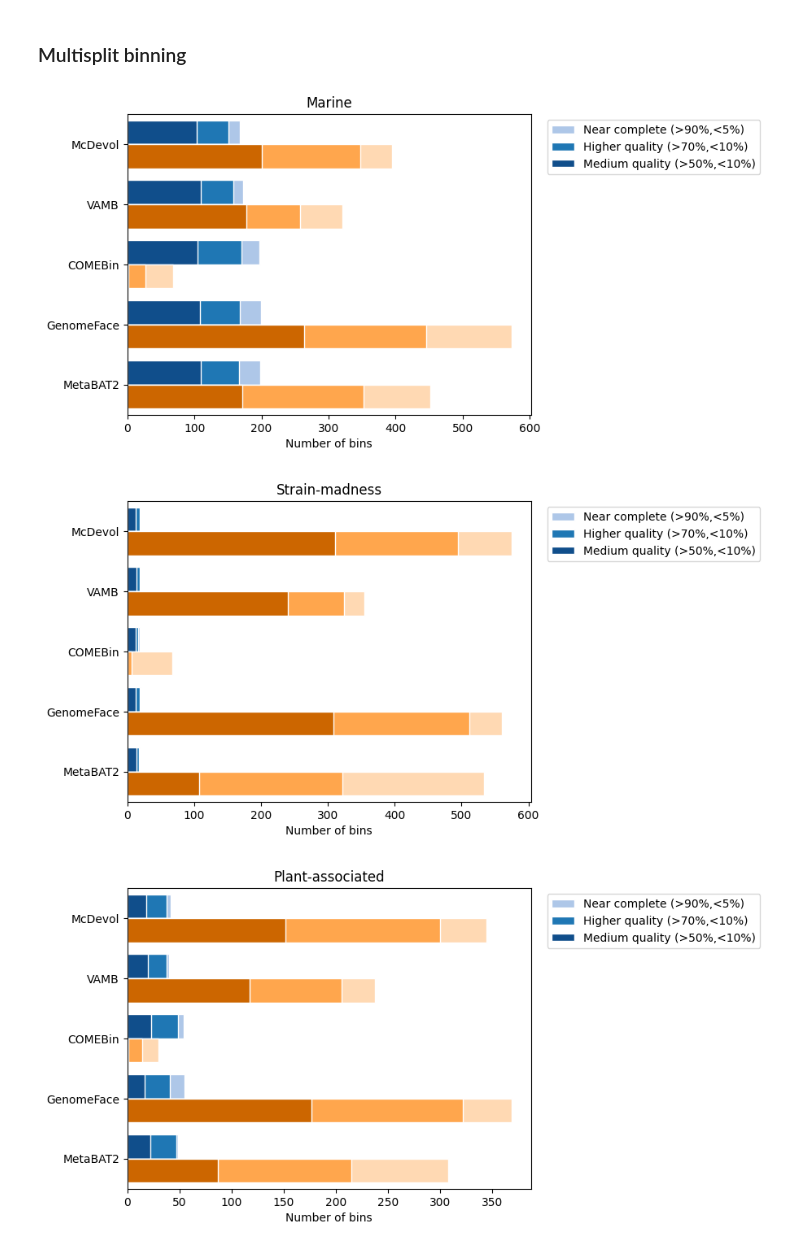
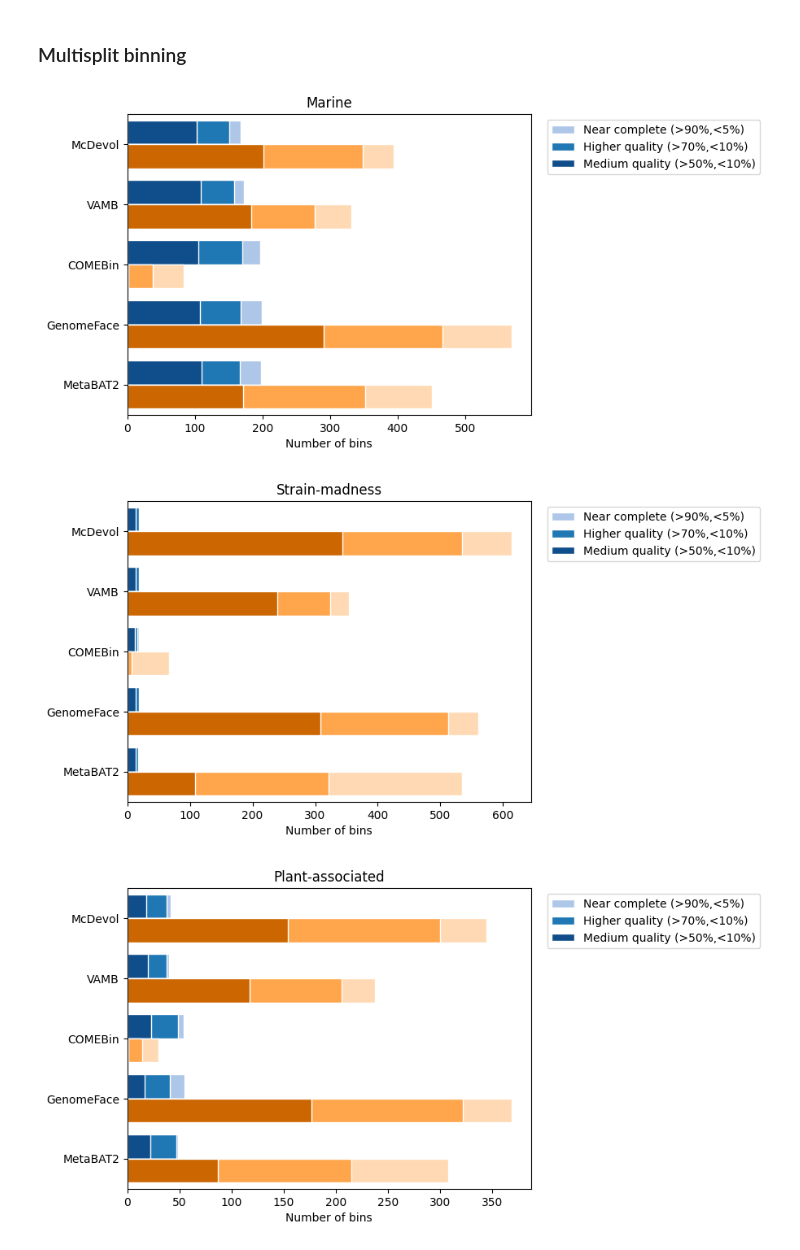
Before and after one commit to soedinglab/binning_benchmarking, a Jupyter notebook: plots.ipynb, the cells around one changed output. Cells and saved outputs as stored; diff of their text form; code cells hidden in the pictures.

Commit message:
update plot script

```diff
--- a/plots.ipynb
+++ b/plots.ipynb
@@ -329,11 +281,11 @@ import pandas as pd
 import matplotlib.pyplot as plt
 colors = ['#104e8b', '#1f77b4', '#aec7e8']
 colors_ms = ['#cc6600', '#ffa64d', '#ffd9b3']
-mags_counts = pd.read_csv('/home/yazhini/work/binning_benchmarking/multisplit_vs_pooled.csv', header=0, sep='\t')
+mags_counts = pd.read_csv('/home/yazhini/work/binning_benchmarking/multisample_vs_pooled.csv', header=0, sep='\t')
 mags_counts.index = mags_counts['Tools']
 mags_counts = mags_counts.iloc[::-1]
 
-mags_counts_ma = mags_counts.loc[mags_counts['Dataset'].str.contains('marine pooled|marine multisplit')]
+mags_counts_ma = mags_counts.loc[mags_counts['Dataset'].str.contains('marine pooled|marine multisample')]
 mags_counts_ma.set_index(['Tools', 'Dataset'], inplace=True)
 tools_order = mags_counts_ma.index.get_level_values(0).unique()
 mags_counts_maplot = mags_counts_ma.reindex(tools_order, level=0)
@@ -363,16 +315,16 @@ y_pos_shifted = [pos + bar_width + bar_gap for pos in y_pos]  # Shift positions
     kind='barh', color=colors[0], width=bar_width, ax=ax, position=0, edgecolor='white')
 
 # Plot the stacked bar segments for "marine reassembly" with shifted positions
-(mags_counts_maplot['Near-complete (90%-5%)']['marine multisplit'] +
- mags_counts_maplot['Higher']['marine multisplit'] +
- mags_counts_maplot['Medium']['marine multisplit']).plot(
+(mags_counts_maplot['Near-complete (90%-5%)']['marine multisample'] +
+ mags_counts_maplot['Higher']['marine multisample'] +
+ mags_counts_maplot['Medium']['marine multisample']).plot(
     kind='barh', color=colors_ms[2], width=bar_width, ax=ax, position=1, edgecolor='white')
 
-(mags_counts_maplot['Near-complete (90%-5%)']['marine multisplit'] +
- mags_counts_maplot['Higher']['marine multisplit']).plot(
+(mags_counts_maplot['Near-complete (90%-5%)']['marine multisample'] +
+ mags_counts_maplot['Higher']['marine multisample']).plot(
     kind='barh', color=colors_ms[1], width=bar_width, ax=ax, position=1, edgecolor='white')
 
-(mags_counts_maplot['Near-complete (90%-5%)']['marine multisplit']).plot(
+(mags_counts_maplot['Near-complete (90%-5%)']['marine multisample']).plot(
     kind='barh', color=colors_ms[0], width=bar_width, ax=ax, position=1, edgecolor='white')
 
 # Customize plot appearance
@@ -384,11 +336,11 @@ plt.ylim(-0.5, 4.5)
 # Adjust the layout to ensure all bars are fully visible
 # plt.tight_layout(rect=[1, 1, 2, 1.95])  # Adjust the rect parameter to add padding at the top
 
-plt.savefig('plots/pooled_multisplit_marine.png', dpi=600, format='png', bbox_inches='tight')
+plt.savefig('plots/pooled_multisample_marine.png', dpi=600, format='png', bbox_inches='tight')
 # %% [output]
-[figure, old version]
+[figure, new version]
 # %%
-mags_counts_ss = mags_counts.loc[mags_counts['Dataset'].str.contains('strain pooled|strain multisplit')]
+mags_counts_ss = mags_counts.loc[mags_counts['Dataset'].str.contains('strain pooled|strain multisample')]
 mags_counts_ss.set_index(['Tools', 'Dataset'], inplace=True)
 tools_order = mags_counts_ss.index.get_level_values(0).unique()
 mags_counts_ssplot = mags_counts_ss.reindex(tools_order, level=0)
@@ -407,39 +359,39 @@ y_pos_shifted = [pos + bar_width + bar_gap for pos in y_pos]  # Shift positions
 # Plot the stacked bar segments for "strain pooled"
 (mags_counts_ssplot['Near-complete (90%-5%)']['strain pooled'] +
  mags_counts_ssplot['Higher']['strain pooled'] +
  mags_counts_ssplot['Medium']['strain pooled']).plot(
     kind='barh', color=colors[2], width=bar_width, ax=ax, position=0, edgecolor='white')
 
 (mags_counts_ssplot['Near-complete (90%-5%)']['strain pooled'] +
  mags_counts_ssplot['Higher']['strain pooled']).plot(
     kind='barh', color=colors[1], width=bar_width, ax=ax, position=0, edgecolor='white')
 
 (mags_counts_ssplot['Near-complete (90%-5%)']['strain pooled']).plot(
     kind='barh', color=colors[0], width=bar_width, ax=ax, position=0, edgecolor='white')
 
 # Plot the stacked bar segments for "strain reassembly" with shifted positions
-(mags_counts_ssplot['Near-complete (90%-5%)']['strain multisplit'] +
- mags_counts_ssplot['Higher']['strain multisplit'] +
- mags_counts_ssplot['Medium']['strain multisplit']).plot(
+(mags_counts_ssplot['Near-complete (90%-5%)']['strain multisample'] +
+ mags_counts_ssplot['Higher']['strain multisample'] +
+ mags_counts_ssplot['Medium']['strain multisample']).plot(
     kind='barh', color=colors_ms[2], width=bar_width, ax=ax, position=1, edgecolor='white')
 
-(mags_counts_ssplot['Near-complete (90%-5%)']['strain multisplit'] +
- mags_counts_ssplot['Higher']['strain multisplit']).plot(
+(mags_counts_ssplot['Near-complete (90%-5%)']['strain multisample'] +
+ mags_counts_ssplot['Higher']['strain multisample']).plot(
     kind='barh', color=colors_ms[1], width=bar_width, ax=ax, position=1, edgecolor='white')
 
-(mags_counts_ssplot['Near-complete (90%-5%)']['strain multisplit']).plot(
+(mags_counts_ssplot['Near-complete (90%-5%)']['strain multisample']).plot(
     kind='barh', color=colors_ms[0], width=bar_width, ax=ax, position=1, edgecolor='white')
 
 # Customize plot appearance
 plt.legend(['Near complete (>90%,<5%)', 'Higher quality (>70%,<10%)', 'Medium quality (>50%,<10%)'], loc=(1.04, 0.8))
 plt.title('Strain-madness')
 plt.xlabel('Number of bins')
 plt.ylabel('')
 plt.ylim(-0.5, 4.5)
 # Adjust the layout to ensure all bars are fully visible
 # plt.tight_layout(rect=[1, 1, 2, 1.95])  # Adjust the rect parameter to add padding at the top
 
-plt.savefig('plots/pooled_multisplit_strain.png', dpi=600, format='png', bbox_inches='tight')
+plt.savefig('plots/pooled_multisample_strain.png', dpi=600, format='png', bbox_inches='tight')
 # %% [output]
-[figure, old version]
+[figure, new version]
 # %%
```
Also changed, not shown: parts of 18 cells of this notebook.
